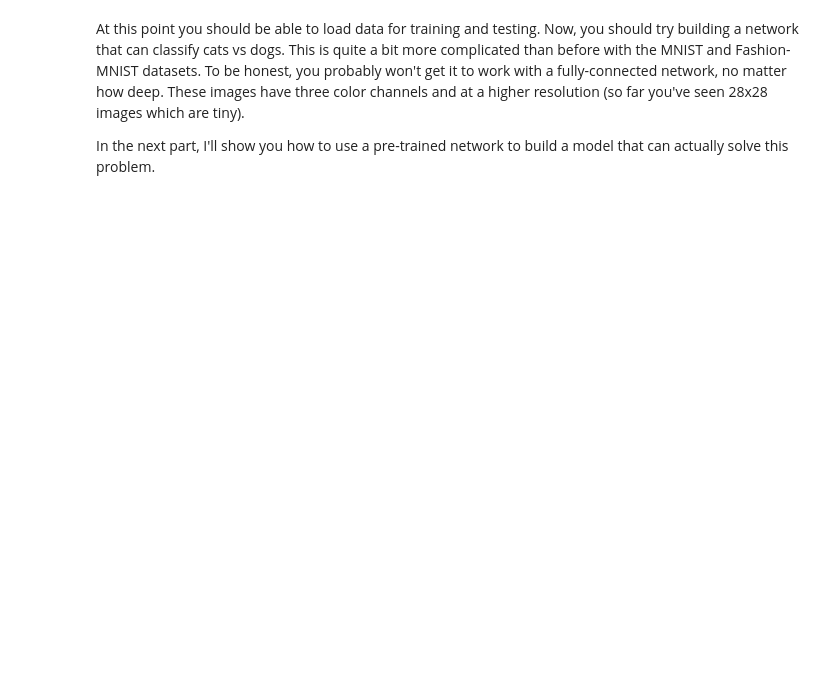
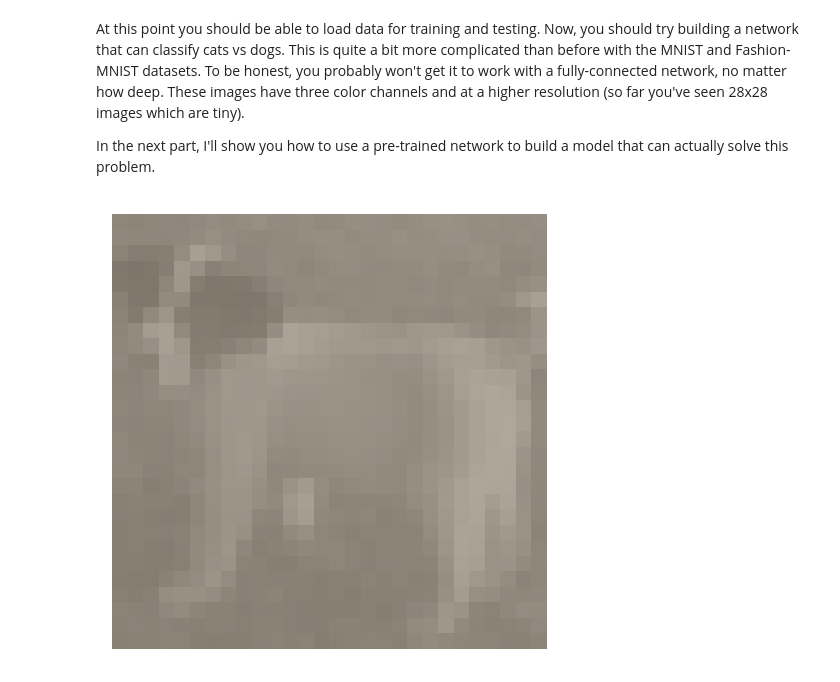
Before and after one commit to Aravinda89/DL_PyTorch, a Jupyter notebook: Part 7 - Loading Image Data.ipynb, the cells around one changed output. Cells and saved outputs as stored; diff of their text form; code cells hidden in the pictures; blank space fills up the shorter version.

```diff
--- a/Part 7 - Loading Image Data.ipynb
+++ b/Part 7 - Loading Image Data.ipynb
@@ -302,0 +179,17 @@ def train(model, trainloader, testloader, criterion, optimizer, epochs=5, print_
+# %%
+data_dir = 'D:/Datasets/Cat_Dog_data/train'
+
+transforms = transforms.Compose([transforms.Grayscale(num_output_channels=1),
+                                 transforms.Resize(30),
+                                 transforms.CenterCrop(28),
+                                 transforms.ToTensor()])
+
+dataset = datasets.ImageFolder(data_dir, transform=transforms)
+dataloader = torch.utils.data.DataLoader(dataset, batch_size=32, shuffle=True)
+# %%
+# Run this to test your data loader
+images, labels = next(iter(dataloader))
+# helper.imshow(images[0], normalize=False)
+helper.imshow(images[0,:]);
+# %% [output]
+[figure, added]
```
Also changed, not shown: parts of 9 cells of this notebook.
